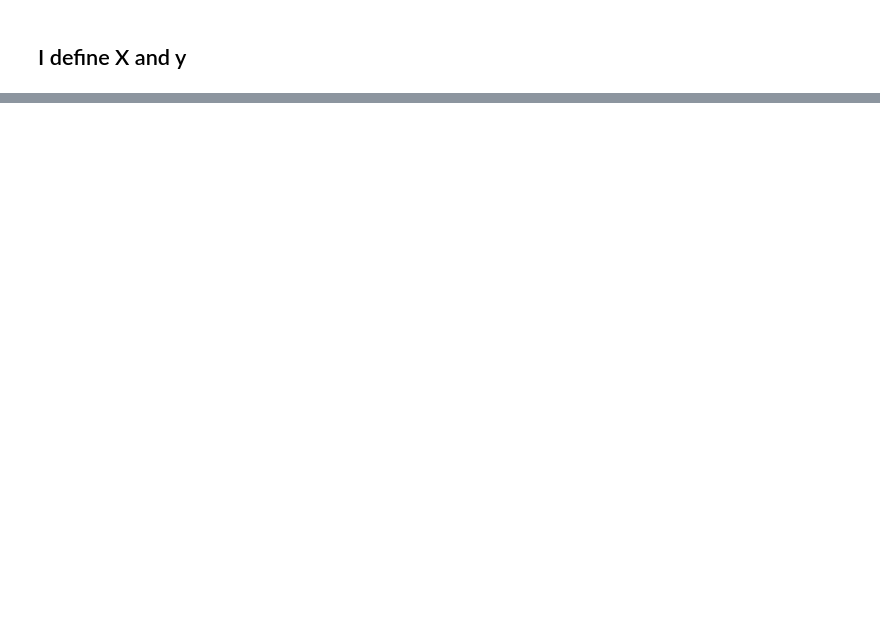
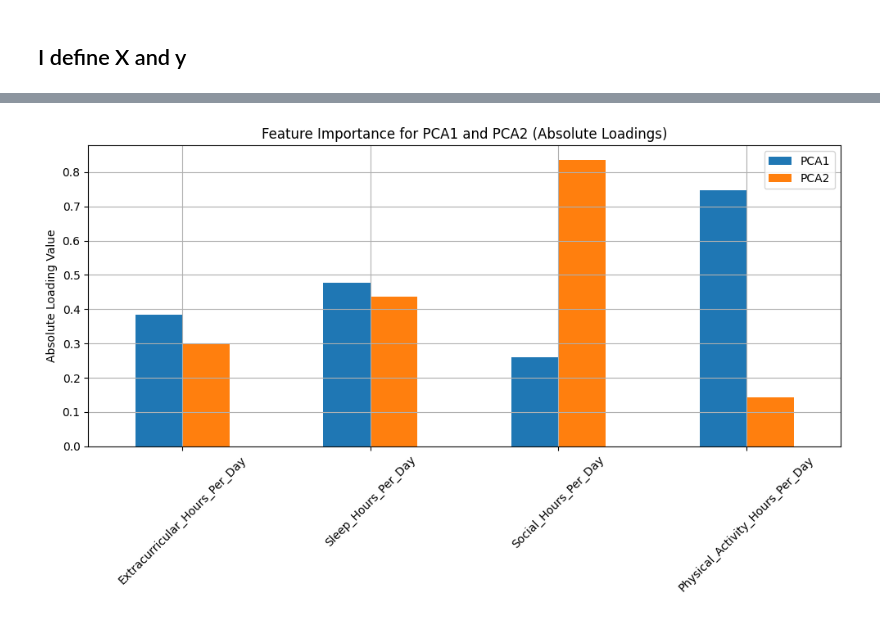
Before and after one commit to lucy-buhayenko/LFC, a Jupyter notebook: csci-250/PCA_Lucy.ipynb, the cells around one changed output, grey strips where cells are left out. Drawn from its saved outputs; the diff is of its cells as text; code cells hidden in the pictures; blank space fills up the shorter version.

```diff
--- a/csci-250/PCA_Lucy.ipynb
+++ b/csci-250/PCA_Lucy.ipynb
@@ -69,0 +141,18 @@ X = df.drop(columns=['GPA'])
+# %%
+# --- (c) Plot the importance of features related to PCA1 and PCA2 ---
+pca_2d = PCA(n_components=2)
+X_pca_2d = pca_2d.fit_transform(X_scaled)
+components_2d = pca_2d.components_
+importance = np.abs(components_2d)  # absolute loadings
+
+df_importance = pd.DataFrame(importance.T, columns=['PCA1', 'PCA2'], index=X.columns)
+
+df_importance.plot(kind='bar', figsize=(10, 6))
+plt.title('Feature Importance for PCA1 and PCA2 (Absolute Loadings)')
+plt.ylabel('Absolute Loading Value')
+plt.xticks(rotation=45)
+plt.grid(True)
+plt.tight_layout()
+plt.show()
+# %% [output]
+[figure, added]
```
Also changed, not shown: parts of 20 cells of this notebook.
